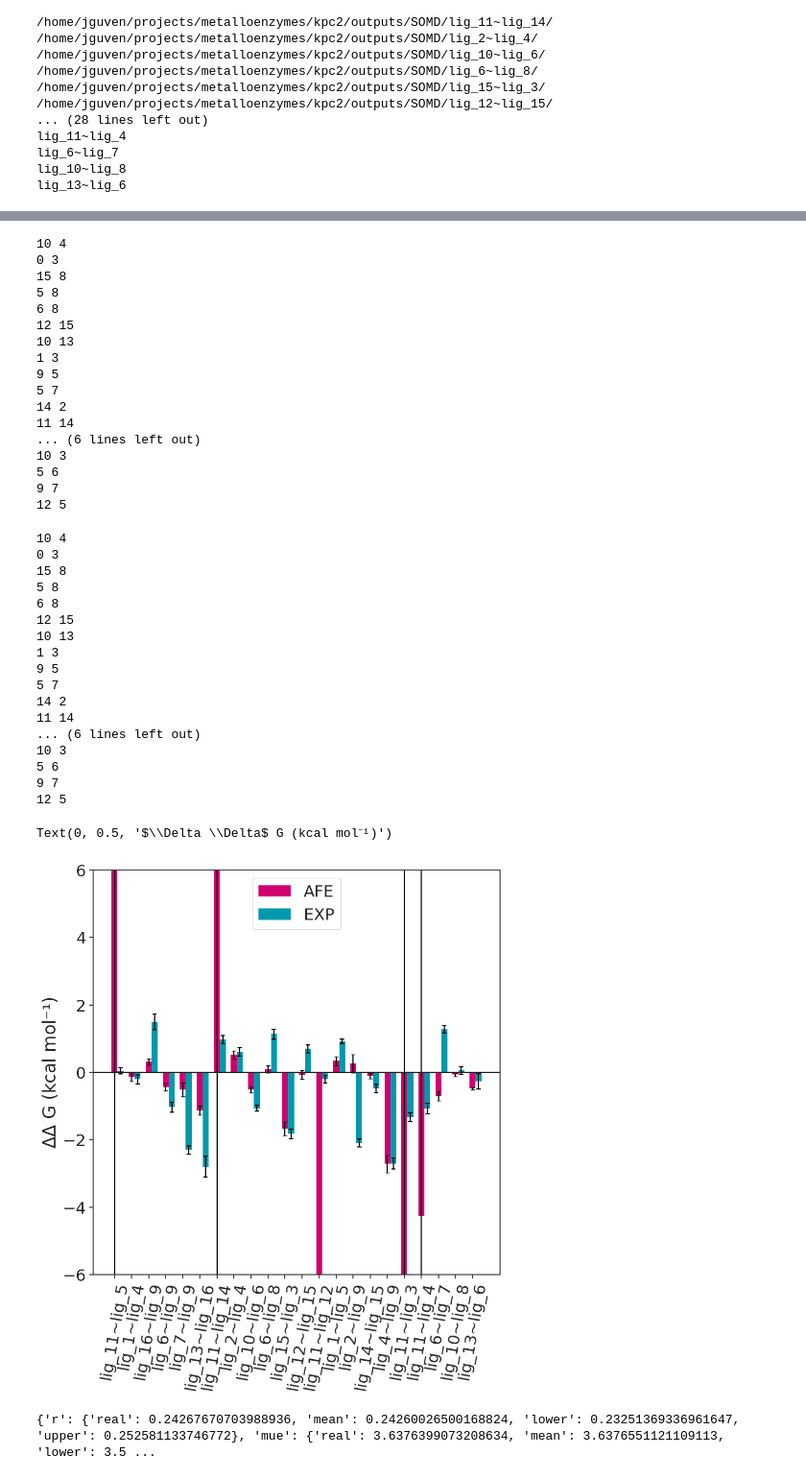
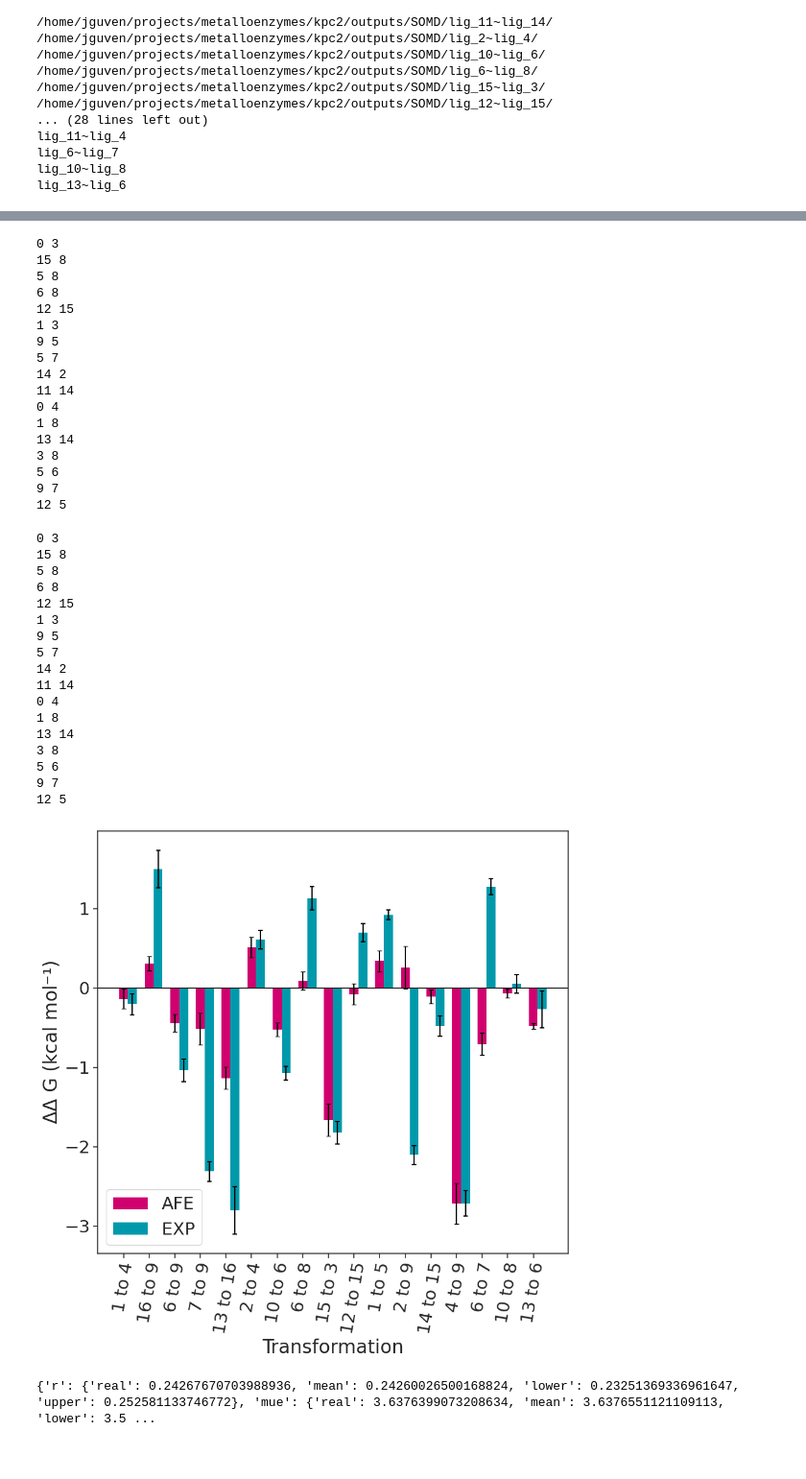
Before and after one commit to meyresearch/metalloenzymes, a Jupyter notebook: scripts/quick_analyse_somd.ipynb, the cells around one changed output, grey strips where cells are left out. Shown at 96% size. Drawn from its saved outputs; the diff is of its cells as text; code cells hidden in the pictures.

Commit message:
plots for poster

```diff
--- a/scripts/quick_analyse_somd.ipynb
+++ b/scripts/quick_analyse_somd.ipynb
@@ -138,7 +138,7 @@ lig_6~lig_7
 lig_10~lig_8
 lig_13~lig_6
 # %%
-analysis_file = "../kpc2/afe/somd_results_analysis.txt"
+analysis_file = "../kpc2/afe/somd_results_analysis_remove_big.txt"
 
 # somd_path = "/home/jguven/projects/metalloenzymes/starmap/outputs/with_min/SOMD/"
 # paths = sorted(glob.glob(somd_path + "*/"))
@@ -212,20 +212,20 @@ for line in perturbations:
 for i in range(len(first_indices)):
     print(first_indices[i], second_indices[i])
 # %% [output]
-10 4
 0 3
 15 8
 5 8
 6 8
 12 15
-10 13
 1 3
 9 5
 5 7
 14 2
 11 14
-... (6 lines left out)
-10 3
+0 4
+1 8
+13 14
+3 8
 5 6
 9 7
 12 5
@@ -254,20 +254,20 @@ for i in range(len(first_indices)):
     experimental_errors.append(experimental_error)
     print(i_1, i_2)
 # %% [output]
-10 4
 0 3
 15 8
 5 8
 6 8
 12 15
-10 13
 1 3
 9 5
 5 7
 14 2
 11 14
-... (6 lines left out)
-10 3
+0 4
+1 8
+13 14
+3 8
 5 6
 9 7
 12 5
@@ -288,37 +288,57 @@ plt.bar(x_label_locations - bar_width / 2,
 (_, caps, _) = plt.errorbar(x_label_locations - bar_width / 2,
                             free_energy_differences,
                             color="black",
                             yerr=free_energy_errors,
                             capsize=3,
                             linestyle="")
 
 plt.bar(x_label_locations + bar_width / 2,
         height=experimental_free_energies,
         width=bar_width,
         yerr=experimental_errors,
         label="EXP",
         color="#0099AB",
         linewidth=0)
 
 (_, caps, _) = plt.errorbar(x_label_locations + bar_width / 2,
                             experimental_free_energies,
                             color="black",
                             yerr=experimental_errors,
                             capsize=3,
                             linestyle="")
 
 for cap in caps:
     cap.set_color("black")
     cap.set_markeredgewidth(1.5)
 # plt.ylim(-55, -40)
+
+labels = ["1 to 4",
+          "16 to 9",
+          "6 to 9",
+          "7 to 9",
+          "13 to 16",
+          "2 to 4",
+          "10 to 6",
+          "6 to 8",
+          "15 to 3",
+          "12 to 15",
+          "1 to 5",
+          "2 to 9",
+          "14 to 15",
+          "4 to 9",
+          "6 to 7",
+          "10 to 8",
+          "13 to 6"]
 plt.axhline(0, 0, 1, c="k")
-plt.ylim(-6, 6)
-plt.xticks(x_label_locations - bar_width / 2, perturbations, rotation=80, ha="center")
+# plt.ylim(-6, 6)
+plt.xlabel("Transformation")
+plt.xticks(x_label_locations - bar_width / 2, labels, rotation=80, ha="center")
 plt.legend()
 plt.ylabel("$\Delta \Delta$ G (kcal mol⁻¹)")
+plt.tight_layout()
+plt.savefig("ddg.png", transparent=True, dpi=1200)
 # %% [output]
-Text(0, 0.5, '$\\Delta \\Delta$ G (kcal mol⁻¹)')
-[figure, old version]
+[figure, new version]
 # %%
 stats = bootstrap(experimental_free_energies, free_energy_differences)
 print(stats)
```
Also changed, not shown: parts of 2 cells of this notebook, 8 other files.
